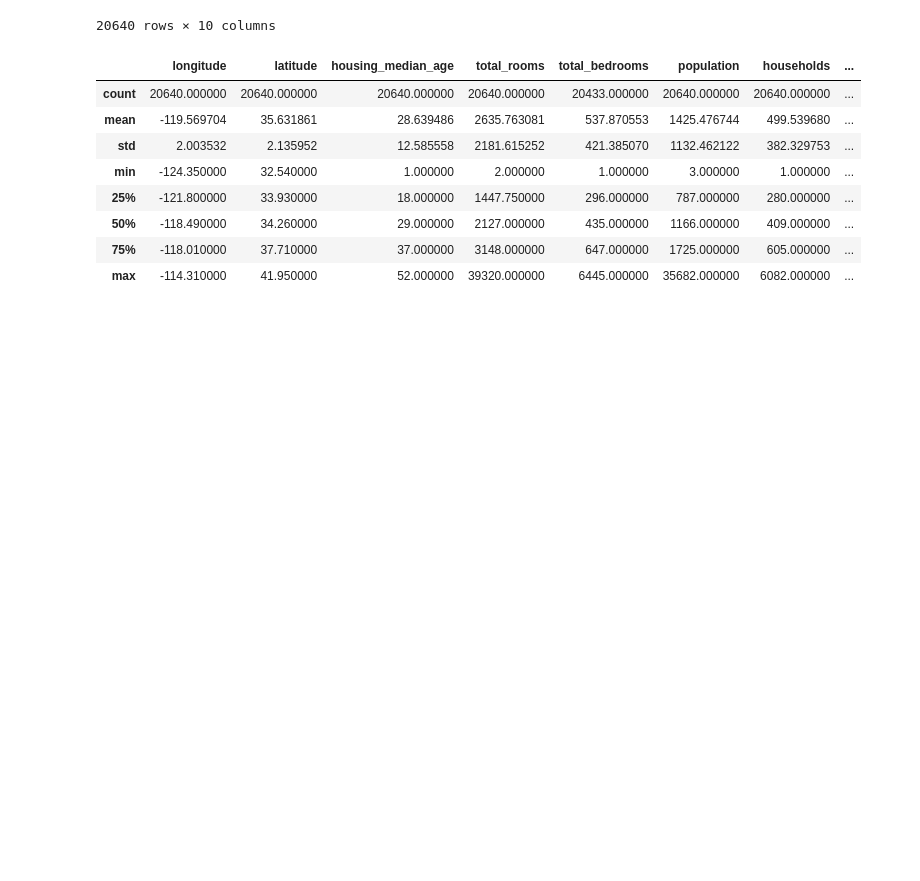
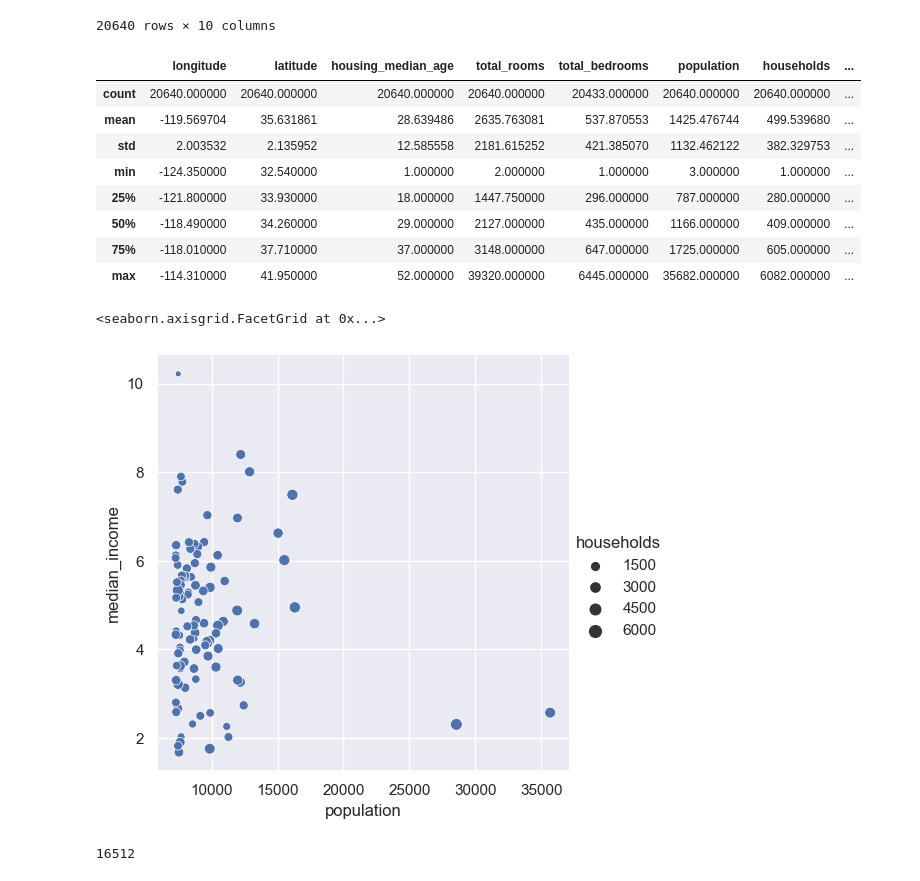
Before and after one commit to zubairmh/notebooks, a Jupyter notebook: houses.ipynb, the cells around one changed output. Cells and saved outputs as stored; diff of their text form; code cells hidden in the pictures; blank space fills up the shorter version.

Commit message:
Visualizations and data ids

```diff
--- a/houses.ipynb
+++ b/houses.ipynb
@@ -59,3 +59,17 @@ housing.describe()
 | 50% | -118.490000 | 34.260000 | 29.000000 | 2127.000000 | 435.000000 | 1166.000000 | 409.000000 | ... |
 | 75% | -118.010000 | 37.710000 | 37.000000 | 3148.000000 | 647.000000 | 1725.000000 | 605.000000 | ... |
 | max | -114.310000 | 41.950000 | 52.000000 | 39320.000000 | 6445.000000 | 35682.000000 | 6082.000000 | ... |
+# %%
+%matplotlib inline
+# Lets visualize this data
+
+import seaborn as sea
+sea.set_theme()
+
+sea.relplot(
+    data=housing.sort_values(by="population", ascending=False)[0:100], # 100 of most populated areas
+    x="population", y="median_income", size="households"
+)
+# %% [output]
+<seaborn.axisgrid.FacetGrid at 0x...>
+[figure, added]
@@ -61,0 +86,4 @@ housing.describe()
+# %%
+len(train)
+# %% [output]
+16512
```
Also changed, not shown: parts of 4 cells of this notebook.
